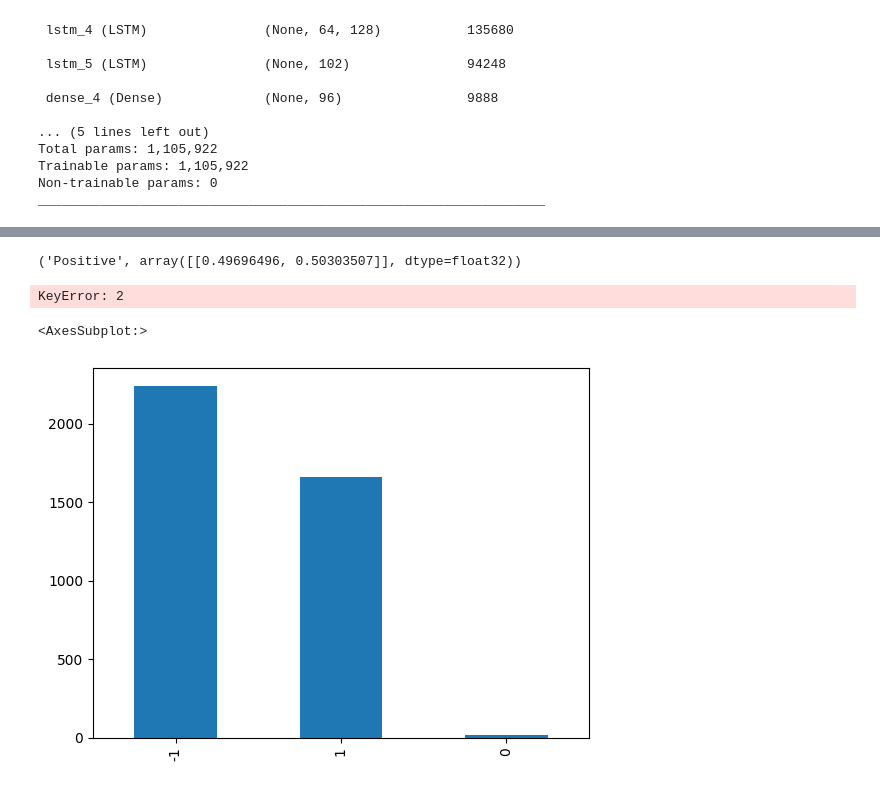
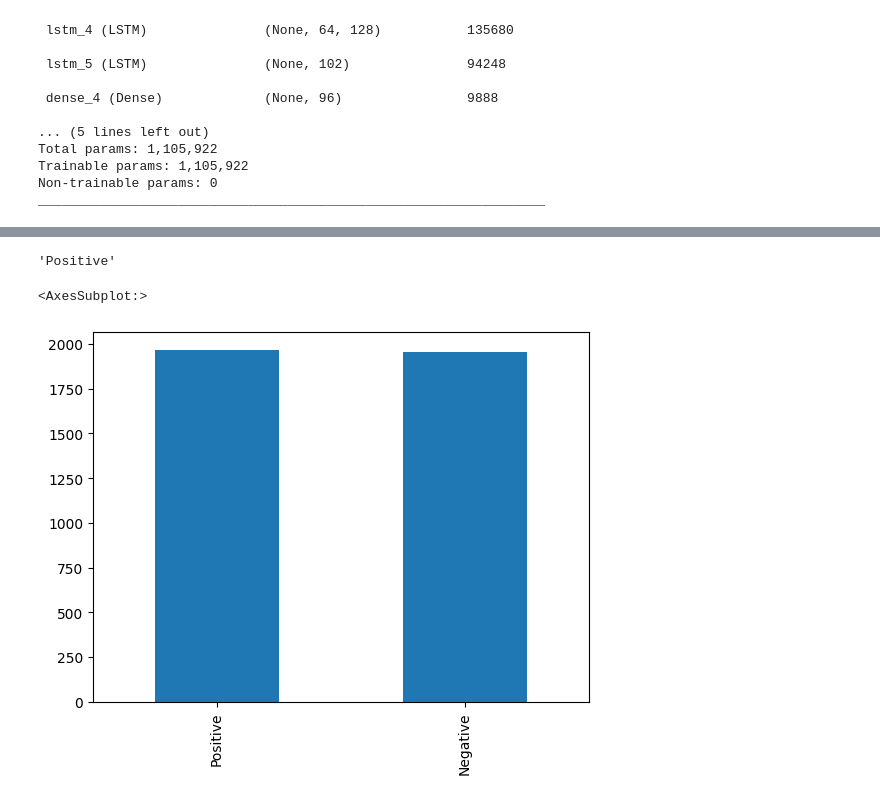
Before and after one commit to eddiegulay/Swahili-Sement-Classification, a Jupyter notebook: sarufi_dataset_training.ipynb, the cells around one changed output, grey strips where cells are left out. Saved outputs shown, nothing was run; the diff lists cells and outputs as text; code cells hidden in the pictures.

Commit message:
added sarufi hyper model

```diff
--- a/sarufi_dataset_training.ipynb
+++ b/sarufi_dataset_training.ipynb
@@ -307,13 +326,13 @@ def classify(text, model, tokenizer, max_sequence_length):
     sentiment_labels = { 0: "Negative", 1: "Positive"}
     predicted_result = sentiment_labels[int(np.argmax(predicted_sentiment))]
 
-    return predicted_result, predicted_sentiment
+    return predicted_result
-# %%
-msg = "nyinyi mimi nilinunua laini yenu miaka  iliyopita hata peremende sijawai pata gai hata mtu akioa bibi miaka hiyo yote sianamzaliaheeeee nengereni cia maitho kari gani"
-sentiment_result = classify(msg, best_model, tokenizer, max_sequence_length)
-sentiment_result
-# %% [output]
-('Positive', array([[0.49696496, 0.50303507]], dtype=float32))
+# %%
+msg = "filamu inafanikiwa licha au labda kwa sababu bajeti ndogo"
+sentiment_result = classify(msg, best_model, tokenizer, max_sequence_length)
+sentiment_result
+# %% [output]
+'Positive'
 # %%
 # save the model
 best_model.save("model/hyper_sarufi_tunned_swahili_sentiment_rating.h5")
@@ -324,10 +343,8 @@ with open('tokenizers/hyper_sarufi_tunned_swahili_sentiment_rating.json', 'w', e
     f.write(tokenizer_json)
 # %%
 train['labels'] = train['comment'].apply(lambda x: classify(x, best_model, tokenizer, max_sequence_length))
-# %% [output]
-KeyError: 2
 # %%
-train.label.value_counts().plot(kind='bar')
+train.labels.value_counts().plot(kind='bar')
 # %% [output]
 <AxesSubplot:>
-[figure, old version]
+[figure, new version]
```
Also changed, not shown: parts of 4 cells of this notebook, 1 other file.
